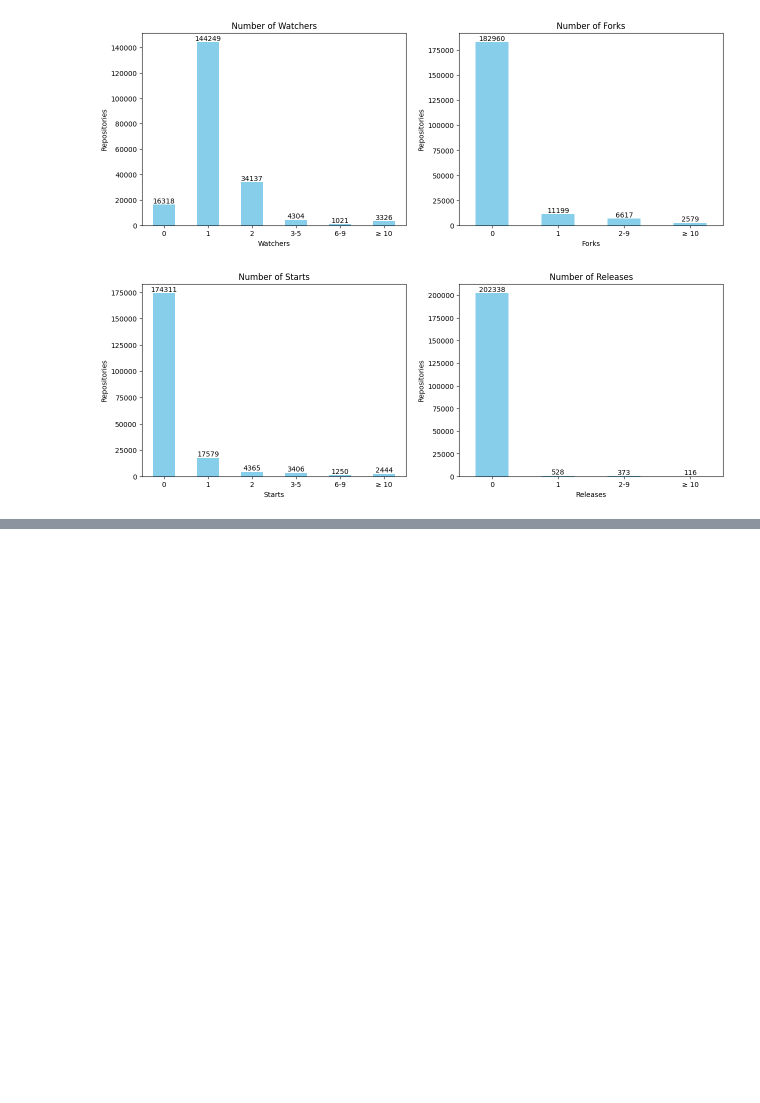
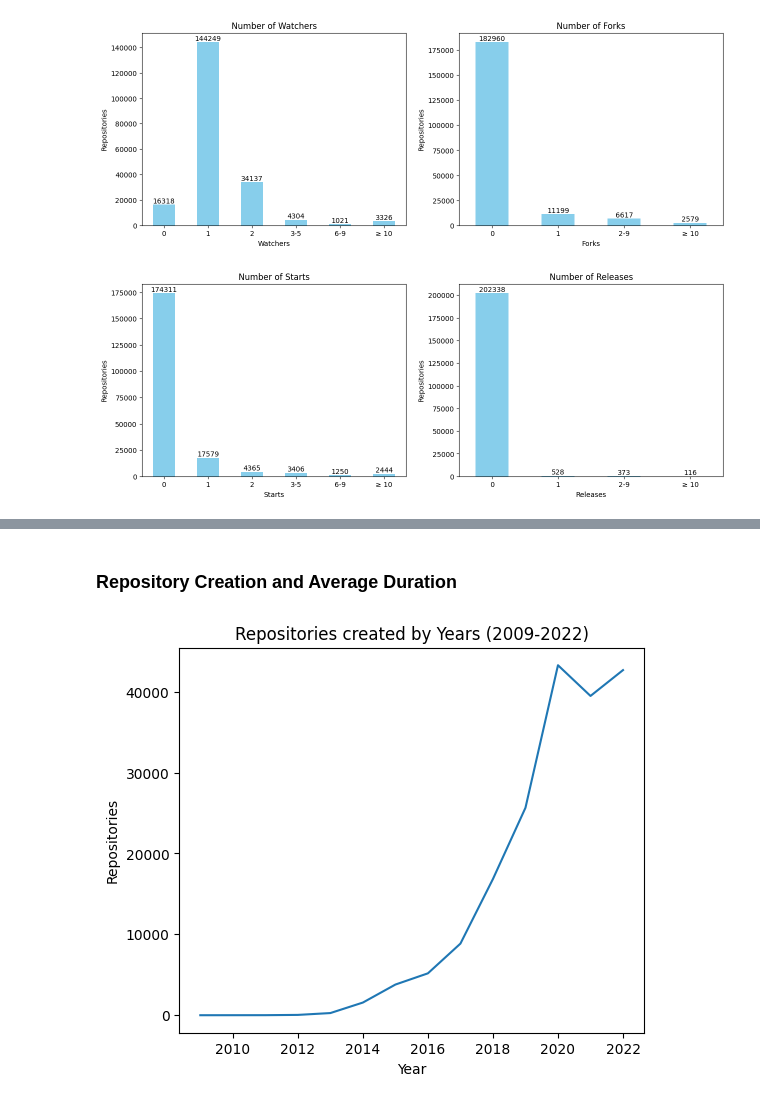
Before and after one commit to dew-uff/dsmining, a Jupyter notebook: src/analyzes/a2_filtered.ipynb, the cells around one changed output, grey strips where cells are left out. Cells and saved outputs as stored; diff of their text form; code cells hidden in the pictures; blank space fills up the shorter version.

```diff
--- a/src/analyzes/a2_filtered.ipynb
+++ b/src/analyzes/a2_filtered.ipynb
@@ -214,0 +213,15 @@ ax4[1].bar_label(ax4[1].containers[0], label_type='edge');
+# %% [markdown]
+### Repository Creation and Average Duration
+# %%
+fig9, ax9 = plt.subplots( figsize=(6, 5))
+
+creation = pd.to_datetime(filtered['git_created_at']).dt.year.value_counts(dropna=False)\
+    .sort_index().to_frame("Repositories")
+creation = creation.drop(index=creation.index[-1])
+creation.plot(ax=ax9, y='Repositories').get_legend().remove()
+
+ax9.set_xlabel('Year')
+ax9.set_ylabel('Repositories')
+ax9.set_title('Repositories created by Years (2009-2022)');
+# %% [output]
+[figure, added]
```
Also changed, not shown: parts of 4 cells of this notebook.
